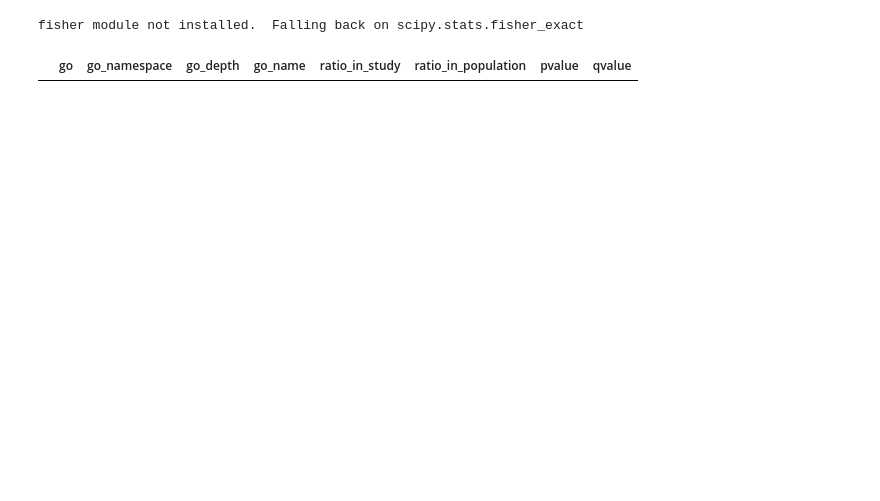
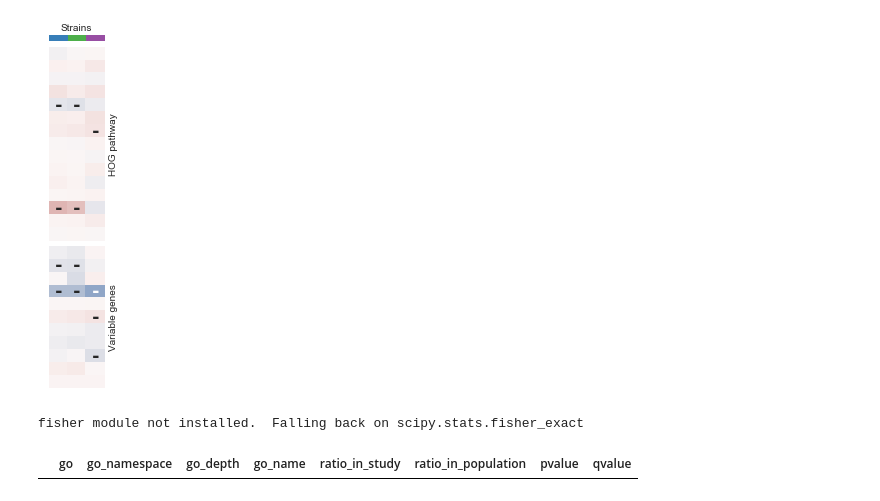
Before and after one commit to mgalardini/2018koyeast, a Jupyter notebook: notebooks/examples.ipynb, the cells around one changed output. Drawn from its saved outputs; the diff is of its cells as text; code cells hidden in the pictures; blank space fills up the shorter version.

```diff
--- a/notebooks/examples.ipynb
+++ b/notebooks/examples.ipynb
@@ -286,7 +539,7 @@ for fname, strain in zip([os.path.join(rdir, x)
                          ['UWOP', 'Y55', 'YPS']):
     df = read_de_table(fname)
     df['strain'] = strain
-    df.index = [gn.get(x, x) for x in df.index]
+    #df.index = [gn.get(x, x) for x in df.index]
     df.index.name = 'gene'
     r.append(df)
 r = pd.concat(r)
@@ -448,3 +736,57 @@ fisher module not installed.  Falling back on scipy.stats.fisher_exact
+# %%
+c = ['NaCl 0.4M (48H)',
+     'NaCl 0.6M (48H)',
+     'NaCl 0.6M (72H)']
+s1 = 'Y55'
+s2 = 'YPS'
+qvalue = 1E-4
+
+genes1 = ['Ssk1',
+          'hkr1', 'Msb2', 'Sho1', 'opy2',
+          'Ssk2', 'Ssk22', 'ste50',
+          'Pbs2', 'ptc3', 'Hog1',
+          'Hot1', 'Sko1', 'Msn2',
+          'Smp1']
+genes1 = [rgn.get(x.upper(), x.upper())
+          for x in genes1]
+
+t = d[((d['strain1'] == s1) & (d['strain2'] == s2)) |
+      ((d['strain1'] == s2) & (d['strain2'] == s1))].loc[c]
+t1 = pd.concat([t[(t['strain1'] == s1) &
+                  (t['phenotype1']) &
+                  (t['scores1'] > 0) &
+                  (t['qvalue'] < qvalue)],
+                t[(t['strain2'] == s1) &
+                  (t['phenotype2']) &
+                  (t['scores2'] > 0) &
+                  (t['qvalue'] < qvalue)]])
+t2 = pd.concat([t[(t['strain1'] == s2) &
+                  (t['phenotype1']) &
+                  (t['scores1'] < 0) &
+                  (t['qvalue'] < qvalue)],
+                t[(t['strain2'] == s2) &
+                  (t['phenotype2']) &
+                  (t['scores2'] < 0) &
+                  (t['qvalue'] < qvalue)]])
+
+genes2 = sorted(pd.concat([t1, t2])['gene'].unique())
+
+idx = plot_de_2(genes1, genes2,
+                r, strains,
+                idx1, idx2, gn=gn,
+                nc=1, ng=(len(genes1)+len(genes2))*0.25,
+                ylabel1='HOG pathway',
+                ylabel2='Variable genes',
+                hspace=0.05)
+
+plt.savefig('eheatmap_salt.png',
+            dpi=300, bbox_inches='tight',
+            transparent=True)
+plt.savefig('eheatmap_salt.svg',
+            dpi=300, bbox_inches='tight',
+            transparent=True);
+# %% [output]
+[figure, added]
 # %%
 go_enrich(set(d['gene'].unique()),
           set(t2['gene'].unique()),
```
Also changed, not shown: parts of 23 cells of this notebook, 15 other files.
